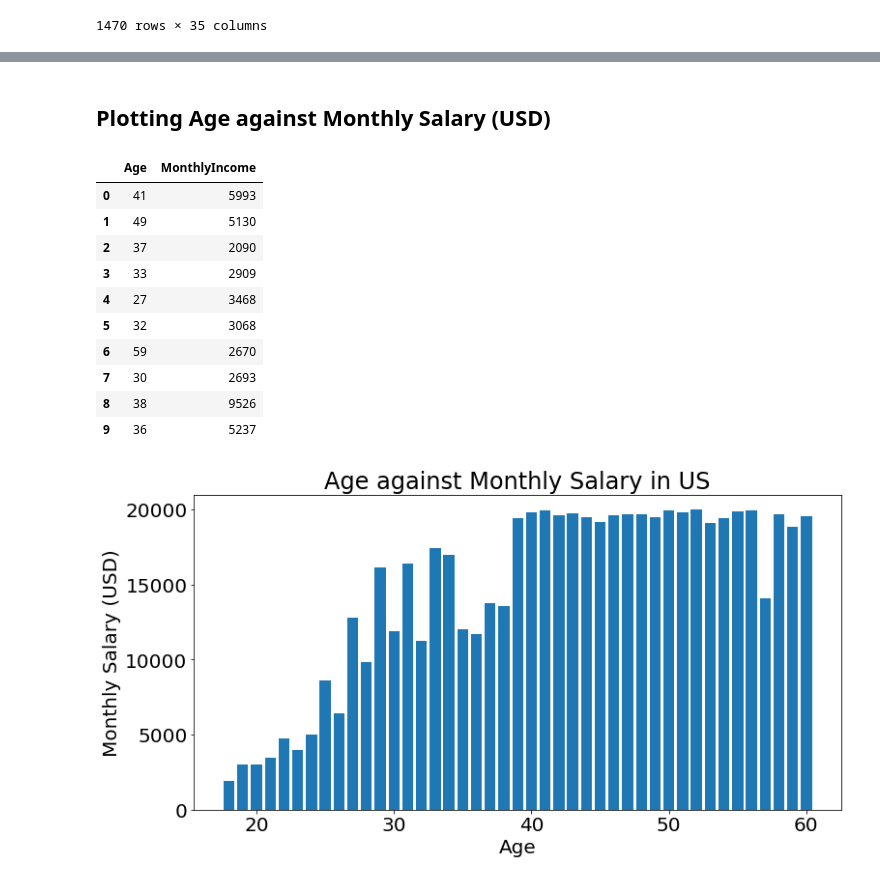
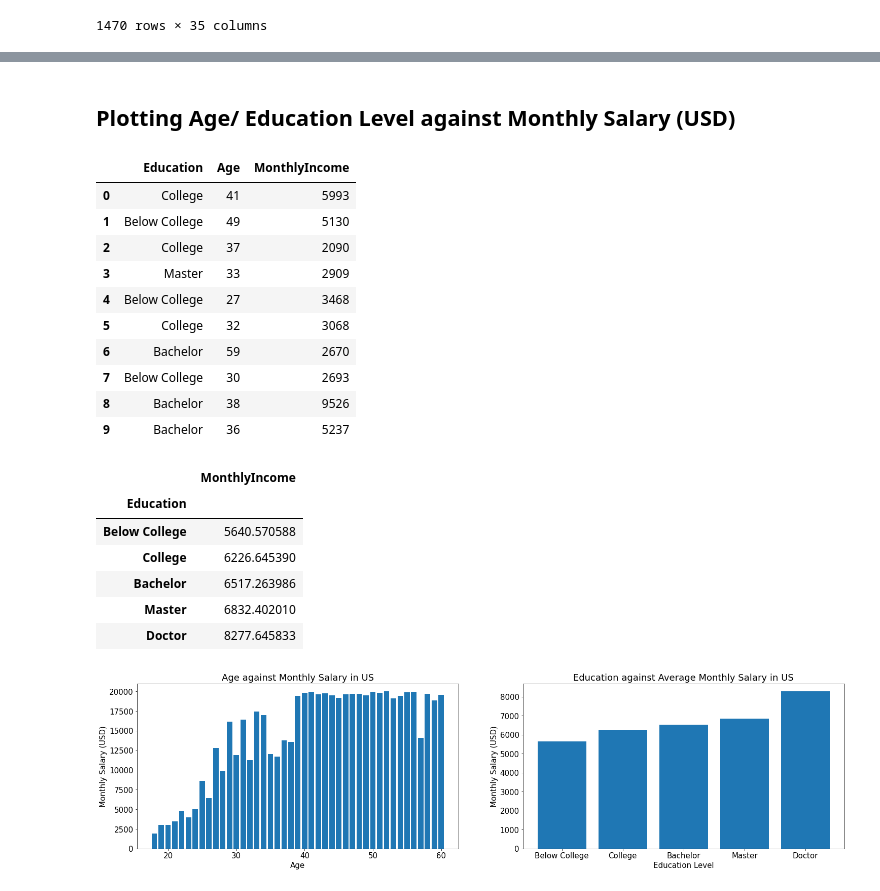
Before and after one commit to ChenZ03/EmployeeAttrition, a Jupyter notebook: Employee Atrrition.ipynb, the cells around one changed output, grey strips where cells are left out. Drawn from its saved outputs; the diff is of its cells as text; code cells hidden in the pictures.

Commit message:
Age-Attrition Chart

```diff
--- a/Employee Atrrition.ipynb
+++ b/Employee Atrrition.ipynb
@@ -9,6 +9,7 @@ import matplotlib.pyplot as plt
 # %%
 pd.set_option('display.max_rows', 500)
 pd.set_option('display.max_columns', 500)
+plt.rcParams.update({'font.size': 15})
 # %% [markdown]
 ## Read Dataset (CSV)
 # %%
@@ -110,26 +258,44 @@ df2
 # %% [markdown]
-## Plotting Age against Monthly Salary (USD)
+## Plotting Age/ Education Level against Monthly Salary (USD)
 # %%
-ams = df2[['Age', 'MonthlyIncome']]
+ams = df2[['Education', 'Age', 'MonthlyIncome']]
 ams.head(10)
 # %% [output]
-|  | Age | MonthlyIncome |
-| 0 | 41 | 5993 |
-| 1 | 49 | 5130 |
-| 2 | 37 | 2090 |
-| 3 | 33 | 2909 |
-| 4 | 27 | 3468 |
-| 5 | 32 | 3068 |
-| 6 | 59 | 2670 |
-| 7 | 30 | 2693 |
-| 8 | 38 | 9526 |
-| 9 | 36 | 5237 |
+|  | Education | Age | MonthlyIncome |
+| 0 | College | 41 | 5993 |
+| 1 | Below College | 49 | 5130 |
+| 2 | College | 37 | 2090 |
+| 3 | Master | 33 | 2909 |
+| 4 | Below College | 27 | 3468 |
+| 5 | College | 32 | 3068 |
+| 6 | Bachelor | 59 | 2670 |
+| 7 | Below College | 30 | 2693 |
+| 8 | Bachelor | 38 | 9526 |
+| 9 | Bachelor | 36 | 5237 |
+# %%
+ed = ams[['Education', 'MonthlyIncome']]
+ed = ed.groupby(['Education']).mean().sort_values(by='MonthlyIncome')
+ed
+# %% [output]
+|  | MonthlyIncome |
+| Education |  |
+| Below College | 5640.570588 |
+| College | 6226.645390 |
+| Bachelor | 6517.263986 |
+| Master | 6832.402010 |
+| Doctor | 8277.645833 |
 # %%
-fig, axes = plt.subplots(figsize=(12,6))
-axes.bar(ams['Age'], ams['MonthlyIncome'])
-axes.set_xlabel('Age')
-axes.set_ylabel('Monthly Salary (USD)')
-axes.set_title('Age against Monthly Salary in US')
+fig, axes = plt.subplots(1,2,figsize=(25,6))
+axes[0].bar(ams['Age'], ams['MonthlyIncome'])
+axes[0].set_xlabel('Age')
+axes[0].set_ylabel('Monthly Salary (USD)')
+axes[0].set_title('Age against Monthly Salary in US')
+
+axes[1].bar(ed.index, ed['MonthlyIncome'])
+axes[1].set_xlabel('Education Level')
+axes[1].set_ylabel('Monthly Salary (USD)')
+axes[1].set_title('Education against Average Monthly Salary in US')
+
 plt.show()
 # %% [output]
-[figure, old version]
+[figure, new version]
```
Also changed, not shown: parts of 16 cells of this notebook, 2 other files.
